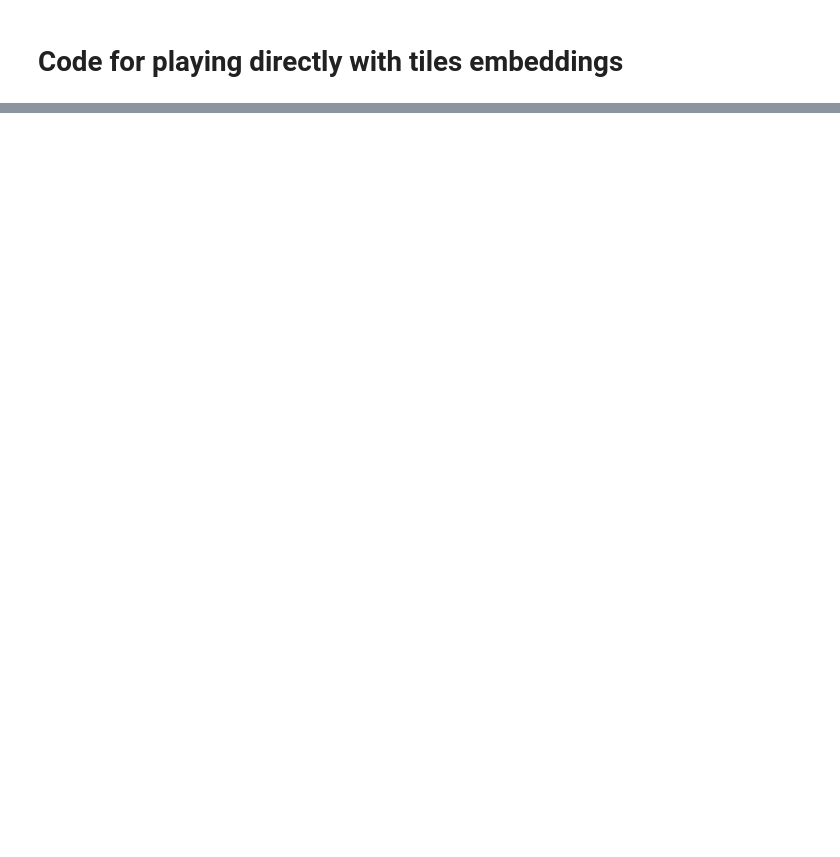
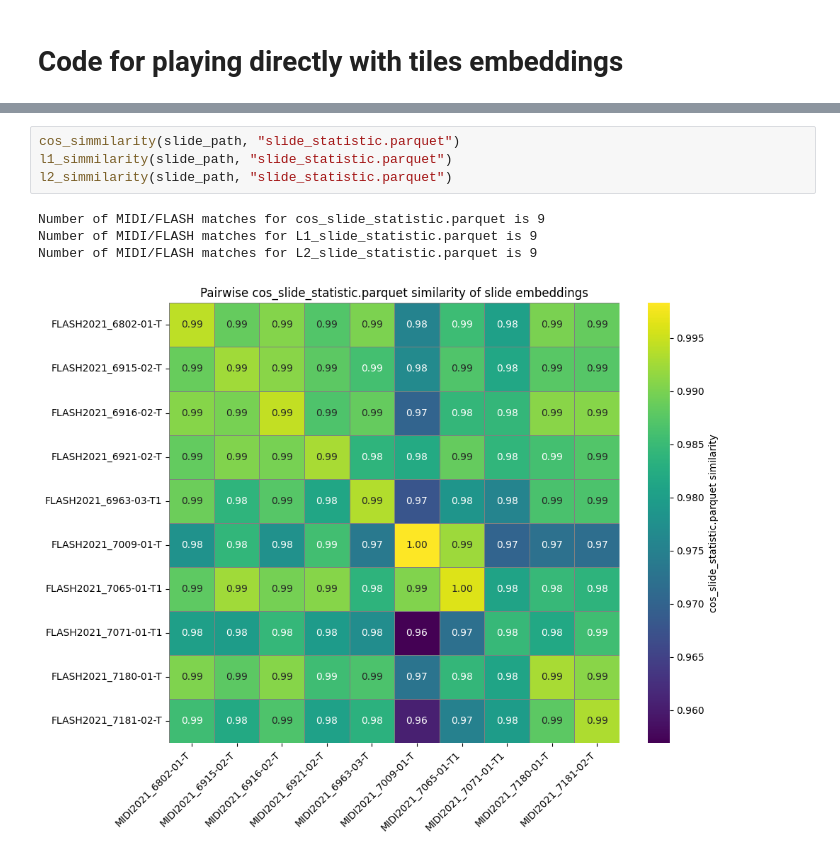
Before and after one commit to RationAI/similarity, a Jupyter notebook: examples/tools.ipynb, the cells around one changed output, grey strips where cells are left out. Saved outputs shown, nothing was run; the diff lists cells and outputs as text; blank space fills up the shorter version.

```diff
--- a/examples/tools.ipynb
+++ b/examples/tools.ipynb
@@ -111,0 +208,9 @@ matrix, labels = load_tiles_embeddings(slide_path)
+# %%
+cos_simmilarity(slide_path, "slide_statistic.parquet")
+l1_simmilarity(slide_path, "slide_statistic.parquet")
+l2_simmilarity(slide_path, "slide_statistic.parquet")
+# %% [output]
+Number of MIDI/FLASH matches for cos_slide_statistic.parquet is 9
+Number of MIDI/FLASH matches for L1_slide_statistic.parquet is 9
+Number of MIDI/FLASH matches for L2_slide_statistic.parquet is 9
+[figure, added]
```
Also changed, not shown: parts of 12 cells of this notebook.
